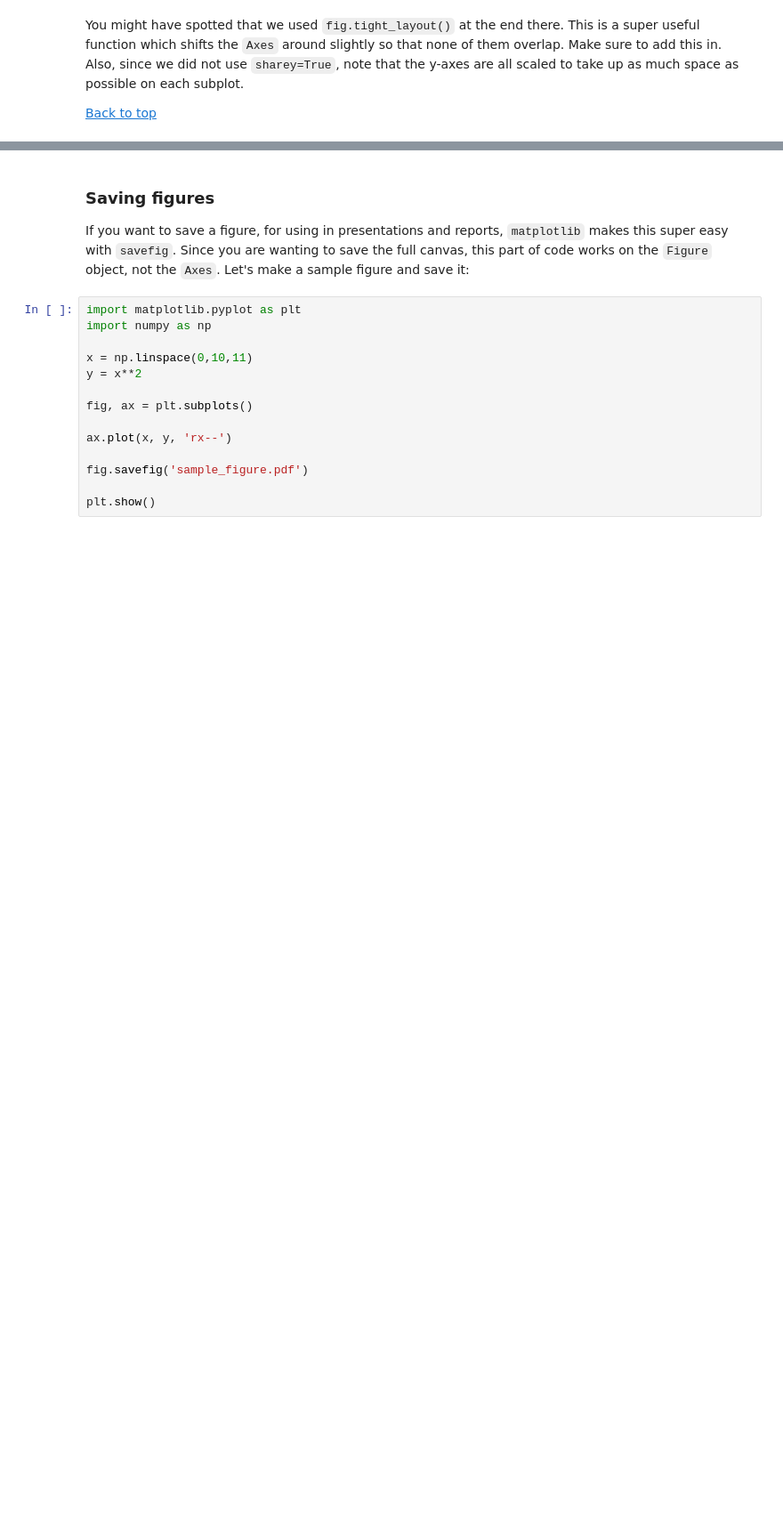
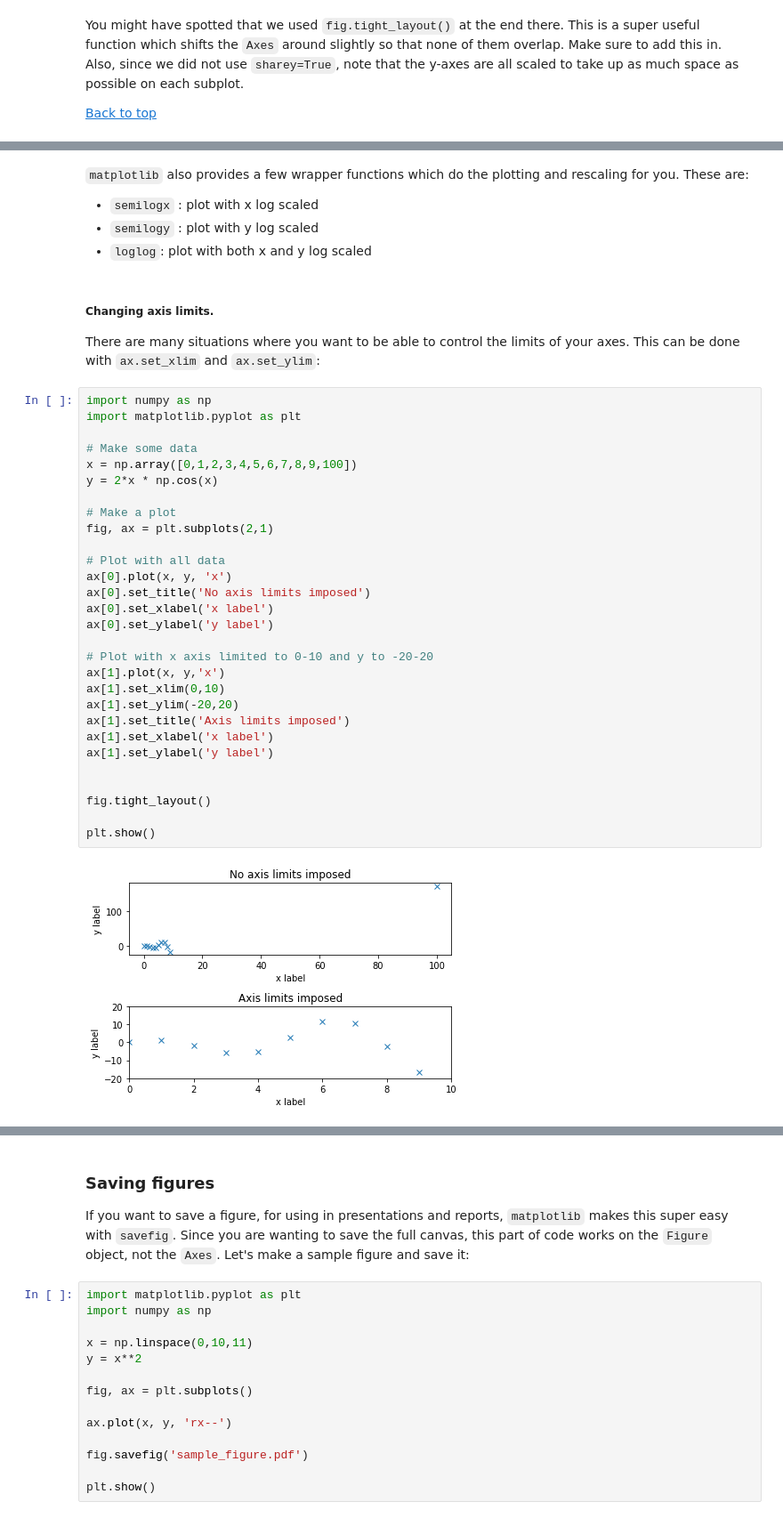
Before and after one commit to joshjchayes/matplotlib_guide, a Jupyter notebook: Matplotlib guide.ipynb, the cells around one changed output, grey strips where cells are left out. Shown: that part at 89% size. Drawn from its saved outputs; the diff is of its cells as text; blank space fills up the shorter version.

Commit message:
Added content
Added:
- log axes
- axis limits
- rcParams reference
- Final word.

```diff
--- a/Matplotlib guide.ipynb
+++ b/Matplotlib guide.ipynb
@@ -311,0 +356,41 @@ You might have spotted that we used `fig.tight_layout()` at the end there. This
+# %% [markdown]
+`matplotlib` also provides a few wrapper functions which do the plotting and rescaling for you. These are:
+
+- `semilogx` : plot with x log scaled
+- `semilogy` : plot with y log scaled
+- `loglog`: plot with both x and y log scaled
+# %% [markdown]
+##### Changing axis limits.
+
+There are many situations where you want to be able to control the limits of your axes. This can be done with `ax.set_xlim` and `ax.set_ylim`:
+# %%
+import numpy as np
+import matplotlib.pyplot as plt
+
+# Make some data
+x = np.array([0,1,2,3,4,5,6,7,8,9,100])
+y = 2*x * np.cos(x)
+
+# Make a plot
+fig, ax = plt.subplots(2,1)
+
+# Plot with all data
+ax[0].plot(x, y, 'x')
+ax[0].set_title('No axis limits imposed')
+ax[0].set_xlabel('x label')
+ax[0].set_ylabel('y label')
+
+# Plot with x axis limited to 0-10 and y to -20-20
+ax[1].plot(x, y,'x')
+ax[1].set_xlim(0,10)
+ax[1].set_ylim(-20,20)
+ax[1].set_title('Axis limits imposed')
+ax[1].set_xlabel('x label')
+ax[1].set_ylabel('y label')
+
+
+fig.tight_layout()
+
+plt.show()
+# %% [output]
+[figure, added]
```
Also changed, not shown: parts of 10 cells of this notebook, 2 other files.
